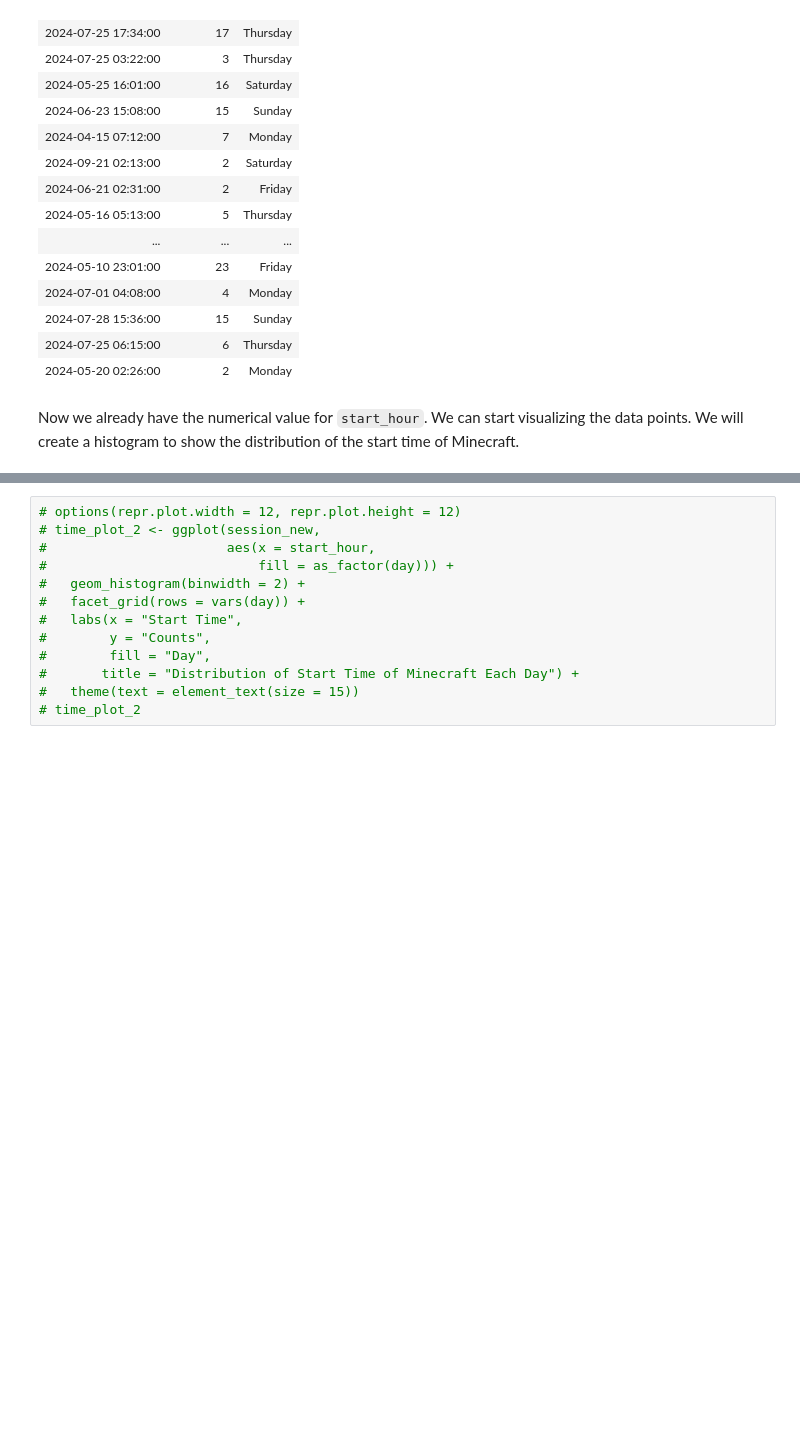
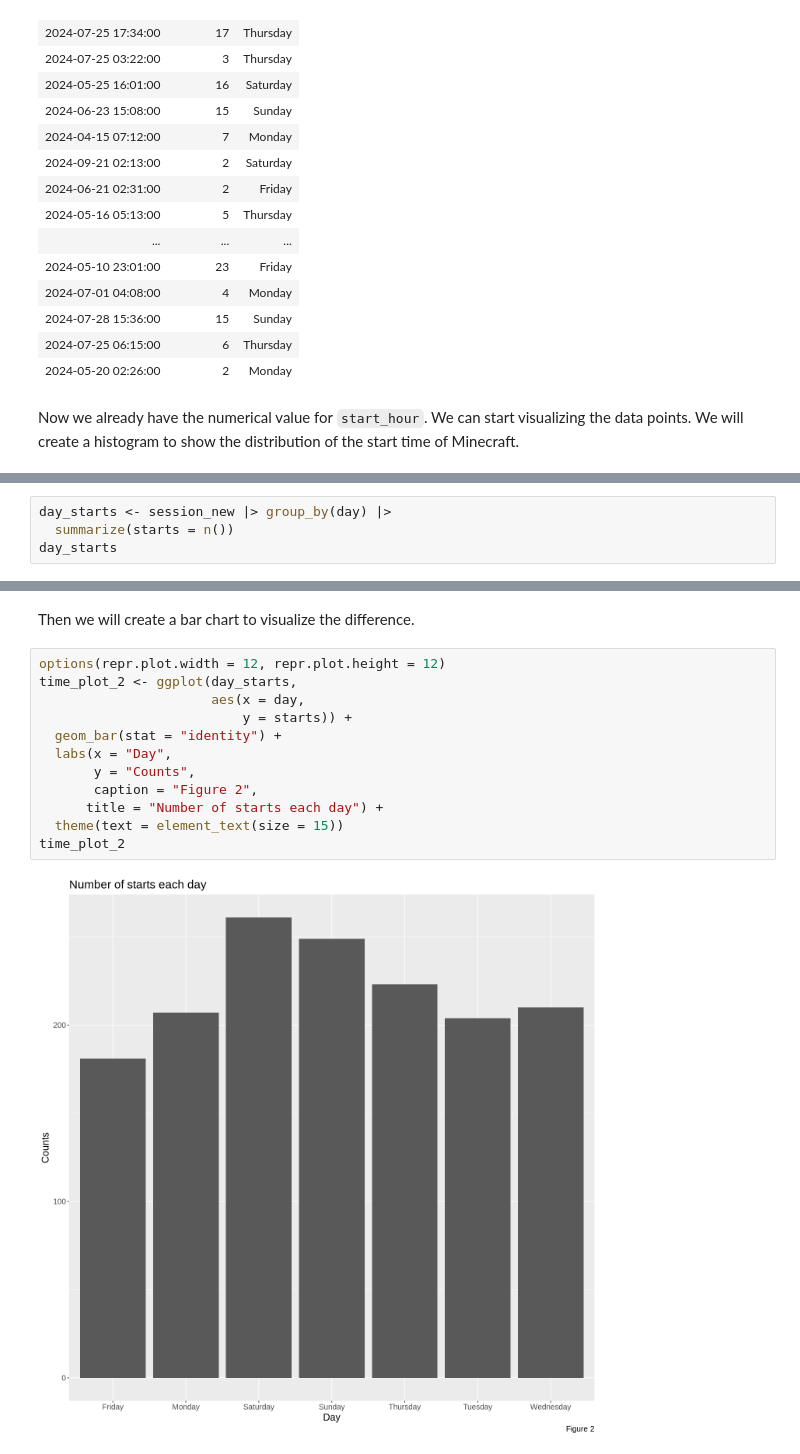
Before and after one commit to GuestZero6/dsci100-project, a Jupyter notebook: dsci100-project.ipynb, the cells around one changed output, grey strips where cells are left out. Saved outputs shown, nothing was run; the diff lists cells and outputs as text; blank space fills up the shorter version.

```diff
--- a/dsci100-project.ipynb
+++ b/dsci100-project.ipynb
@@ -111,0 +115,4 @@ time_plot
+# %%
+day_starts <- session_new |> group_by(day) |>
+  summarize(starts = n())
+day_starts
@@ -112,13 +130,16 @@ time_plot
+# %% [markdown]
+Then we will create a bar chart to visualize the difference.
 # %%
-# options(repr.plot.width = 12, repr.plot.height = 12)
-# time_plot_2 <- ggplot(session_new,
-#                       aes(x = start_hour,
-#                           fill = as_factor(day))) +
-#   geom_histogram(binwidth = 2) +
-#   facet_grid(rows = vars(day)) +
-#   labs(x = "Start Time",
-#        y = "Counts",
-#        fill = "Day",
-#       title = "Distribution of Start Time of Minecraft Each Day") +
-#   theme(text = element_text(size = 15))
-# time_plot_2
+options(repr.plot.width = 12, repr.plot.height = 12)
+time_plot_2 <- ggplot(day_starts,
+                      aes(x = day,
+                          y = starts)) +
+  geom_bar(stat = "identity") +
+  labs(x = "Day",
+       y = "Counts",
+       caption = "Figure 2",
+      title = "Number of starts each day") +
+  theme(text = element_text(size = 15))
+time_plot_2
+# %% [output]
+[figure, added]
```
Also changed, not shown: parts of 9 cells of this notebook.
